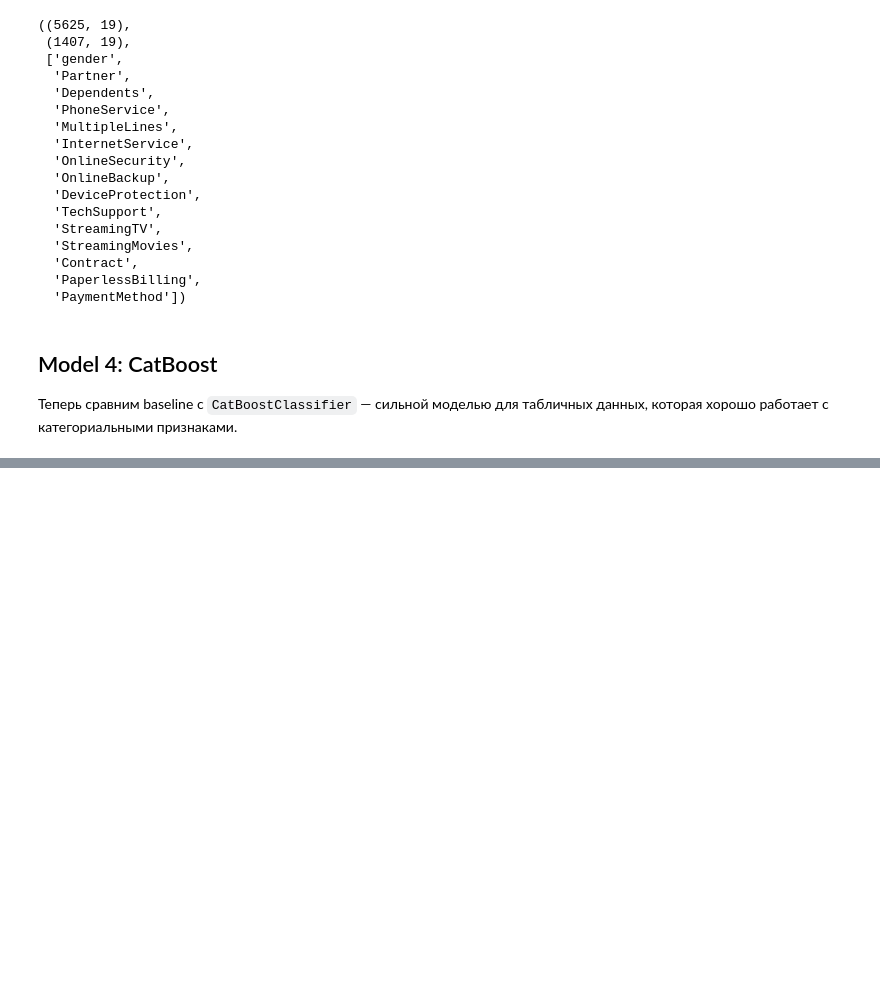
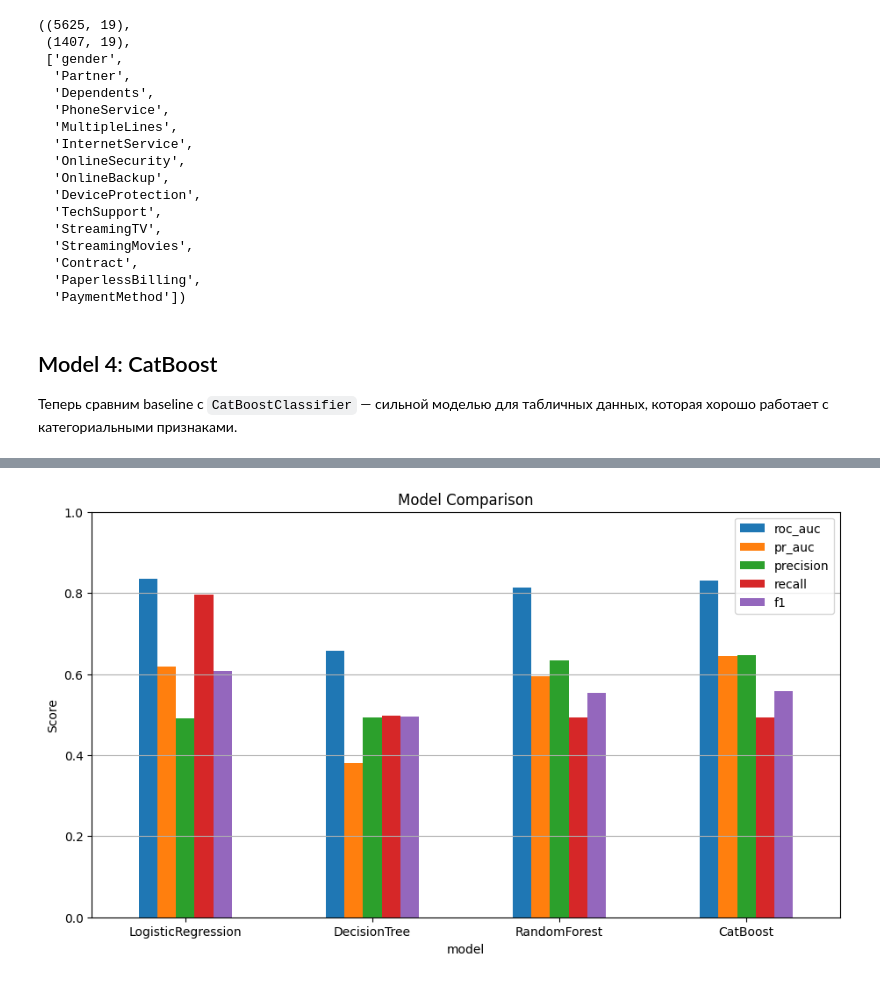
Before and after one commit to SlvtMks/ML_project-churn-, a Jupyter notebook: notebooks/03_model_comparison.ipynb, the cells around one changed output, grey strips where cells are left out. Cells and saved outputs as stored; diff of their text form; code cells hidden in the pictures; blank space fills up the shorter version.

Commit message:
Update model comparison notebook with CatBoost results

```diff
--- a/notebooks/03_model_comparison.ipynb
+++ b/notebooks/03_model_comparison.ipynb
@@ -437,0 +456,14 @@ X_train_cb.shape, X_test_cb.shape, cat_features_cb
+# %%
+y_pred_cb = catboost_model.predict(X_test_cb)
+y_proba_cb = catboost_model.predict_proba(X_test_cb)[:, 1]
+# %%
+catboost_metrics = {
+    "model": "CatBoost",
+    "roc_auc": roc_auc_score(y_test, y_proba_cb),
+    "pr_auc": average_precision_score(y_test, y_proba_cb),
+    "precision": precision_score(y_test, y_pred_cb),
+    "recall": recall_score(y_test, y_pred_cb),
+    "f1": f1_score(y_test, y_pred_cb),
+}
+
+catboost_metrics
@@ -437,0 +477,5 @@ X_train_cb.shape, X_test_cb.shape, cat_features_cb
+# %%
+comparison_df = pd.DataFrame(
+    [logreg_metrics, tree_metrics, rf_metrics, catboost_metrics]
+)
+comparison_df
@@ -437,0 +488,16 @@ X_train_cb.shape, X_test_cb.shape, cat_features_cb
+# %%
+comparison_plot = comparison_df.set_index("model")
+
+comparison_plot[["roc_auc", "pr_auc", "precision", "recall", "f1"]].plot(
+    kind="bar",
+    figsize=(11, 6)
+)
+
+plt.title("Model Comparison")
+plt.ylabel("Score")
+plt.ylim(0, 1)
+plt.xticks(rotation=0)
+plt.grid(axis="y")
+plt.show()
+# %% [output]
+[figure, added]
```
Also changed, not shown: parts of 4 cells of this notebook.
